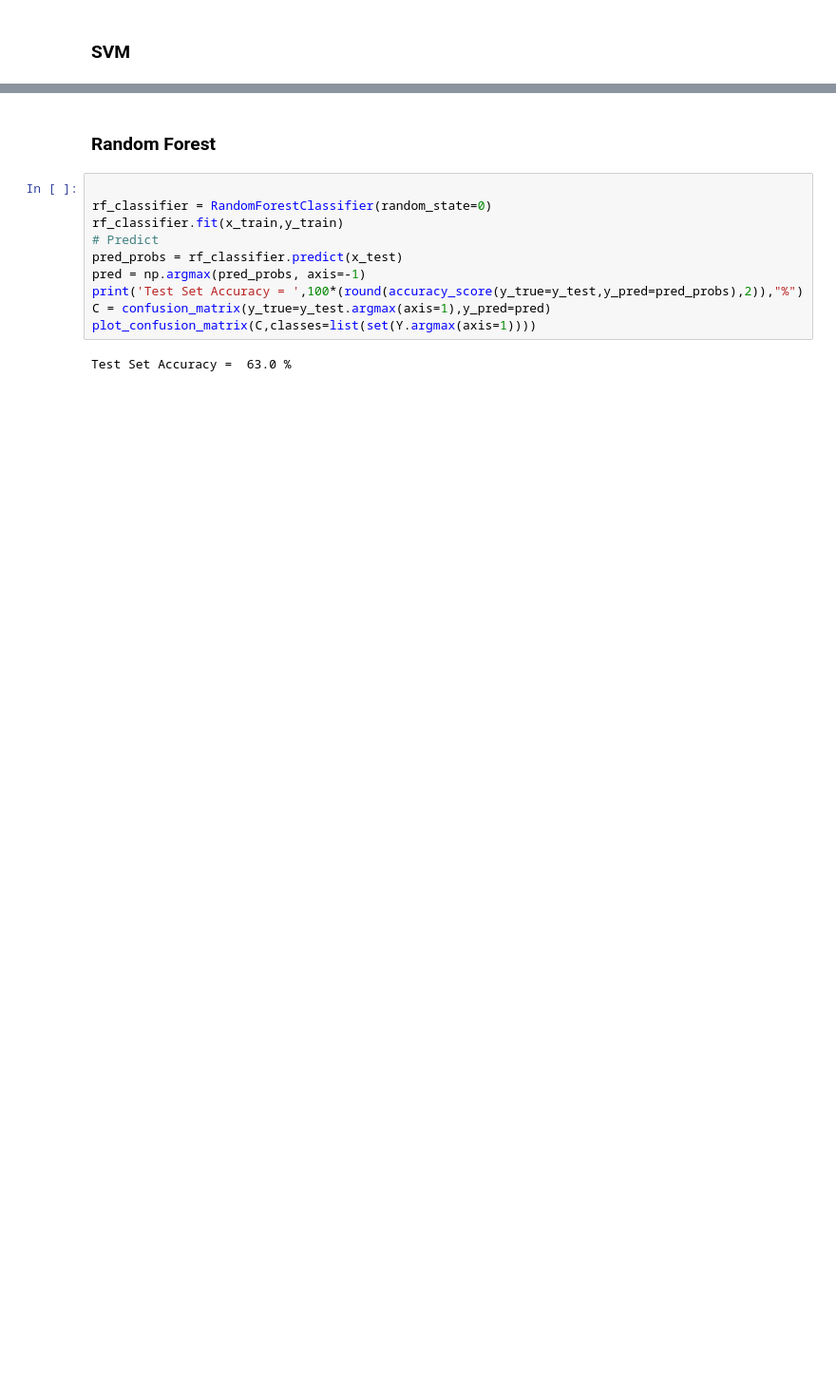
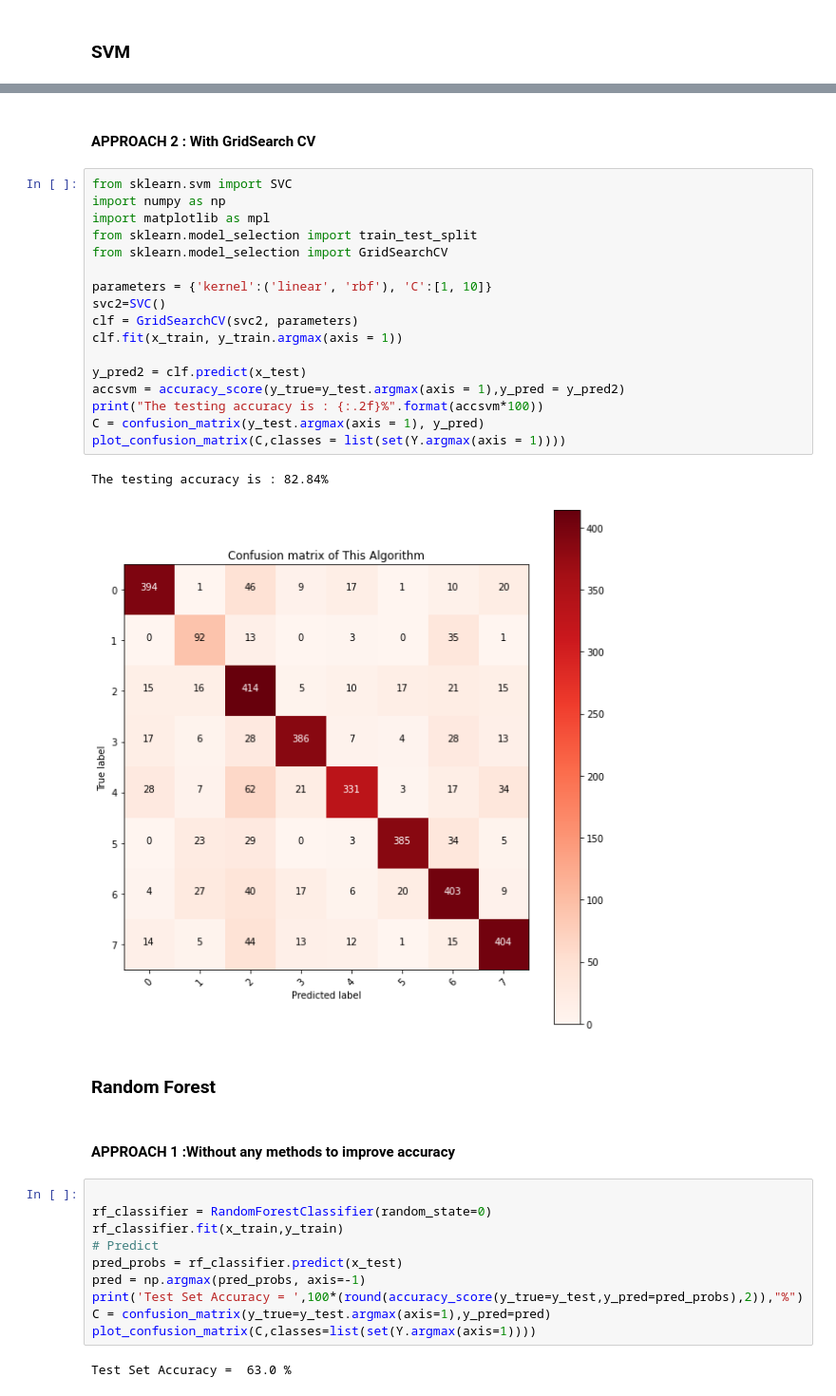
Before and after one commit to Sanjanathakal/CPE695FP, a Jupyter notebook: Algorithms.ipynb, the cells around one changed output, grey strips where cells are left out. Shown: that part at 95% size. Cells and saved outputs as stored; diff of their text form; blank space fills up the shorter version.

```diff
--- a/Algorithms.ipynb
+++ b/Algorithms.ipynb
@@ -161,5 +196,29 @@ The testing accuracy is : 82.84%
+# %% [markdown]
+#### APPROACH 2 : With GridSearch CV
+# %%
+from sklearn.svm import SVC
+import numpy as np
+import matplotlib as mpl
+from sklearn.model_selection import train_test_split
+from sklearn.model_selection import GridSearchCV
+
+parameters = {'kernel':('linear', 'rbf'), 'C':[1, 10]}
+svc2=SVC()
+clf = GridSearchCV(svc2, parameters)
+clf.fit(x_train, y_train.argmax(axis = 1))
+
+y_pred2 = clf.predict(x_test)
+accsvm = accuracy_score(y_true=y_test.argmax(axis = 1),y_pred = y_pred2)
+print("The testing accuracy is : {:.2f}%".format(accsvm*100))
+C = confusion_matrix(y_test.argmax(axis = 1), y_pred)
+plot_confusion_matrix(C,classes = list(set(Y.argmax(axis = 1))))
+# %% [output]
+The testing accuracy is : 82.84%
+[figure, added]
 # %% [markdown]
 ### Random Forest
+# %% [markdown]
+#### APPROACH 1 :Without any methods to improve accuracy
 # %%
 
 rf_classifier = RandomForestClassifier(random_state=0)
```
Also changed, not shown: parts of 23 cells of this notebook.
